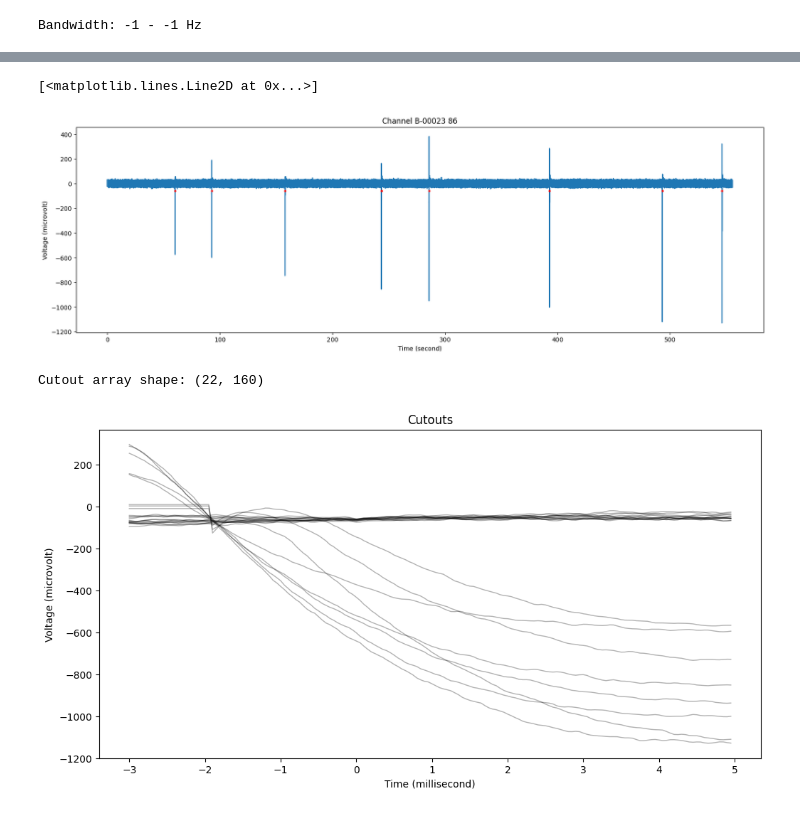
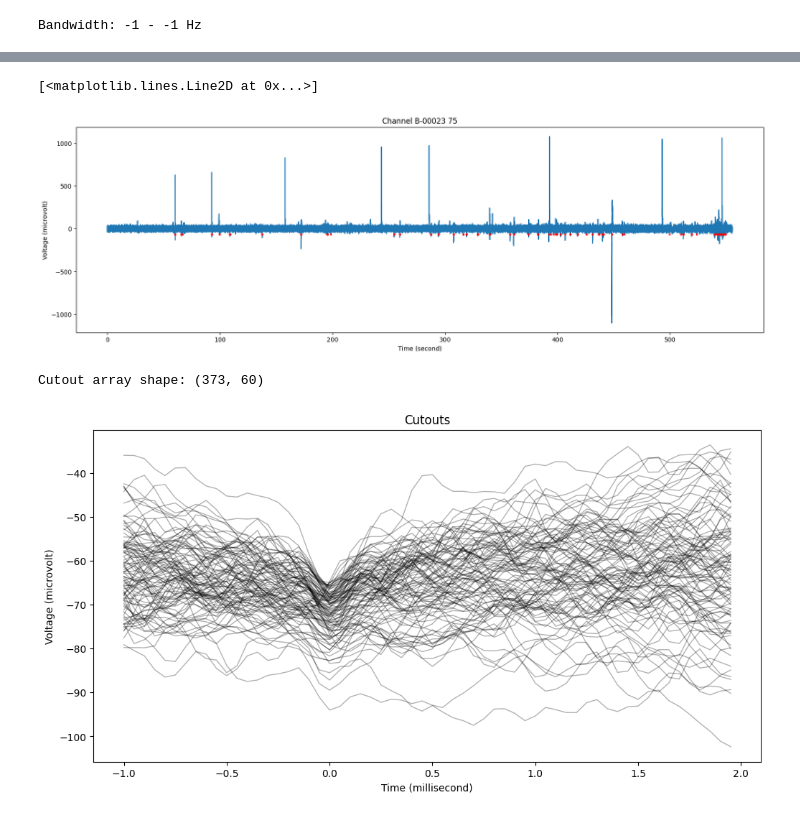
Before and after one commit to inesstsarah/scilifelab_mcs_organoid_analysis, a Jupyter notebook: signal_visualization.ipynb, the cells around one changed output, grey strips where cells are left out. Drawn from its saved outputs; the diff is of its cells as text; code cells hidden in the pictures.

Commit message:
Add visualizations and PCA

```diff
--- a/signal_visualization.ipynb
+++ b/signal_visualization.ipynb
@@ -295,11 +298,11 @@ electrode_stream.channel_infos
 # %%
 # Check the bandwidth of the recording to see if
 # there have been any filters applied o
-channel_id = 48
+channel_id = 46
 info = electrode_stream.channel_infos[channel_id].info
 print("Bandwidth: %s - %s Hz" % (info['HighPassFilterCutOffFrequency'], info['LowPassFilterCutOffFrequency']))
 
-signal = electrode_stream.get_channel_in_range(channel_id, 48, electrode_stream.channel_data.shape[1])[0]
+signal = electrode_stream.get_channel_in_range(channel_id, 0, electrode_stream.channel_data.shape[1])[0]
 # %% [output]
 Bandwidth: -1 - -1 Hz
 # %%
@@ -314,4 +317,4 @@ Noise Estimate by MAD Estimator     : 1.15652e-05 V
 # %%
-spike_threshold = -5 * noise_mad # roughly -30 µV
+spike_threshold = -4 * noise_mad # roughly -30 µV
 # %%
 # Plot the data with the spike threshold
@@ -340,18 +356,19 @@ array([ 60.0478 ,  60.0828 ,  92.75035,  92.807  , 157.87815, 157.93275,
 # %%
-plot_analog_stream_channel(electrode_stream, channel_idx =48, show=False)
+
+plot_analog_stream_channel(electrode_stream, channel_idx = 46, show=False)
 plt.plot(spikes_in_range, [spike_threshold*1e6]*spikes_in_range.shape[0], 'ro', ms=2)
 plt.show()
 # %% [output]
 [<matplotlib.lines.Line2D at 0x...>]
-[figure, old version]
+[figure, new version]
 # %%
-pre = 0.003 # 1 ms
-post= 0.005 # 2 ms
+pre = 0.001 # 1 ms
+post= 0.002 # 2 ms
 cutouts = extract_waveforms(signal, fs, spks, pre, post)
 print("Cutout array shape: " + str(cutouts.shape)) # number of spikes x number of samples
 # %% [output]
-Cutout array shape: (22, 160)
+Cutout array shape: (373, 60)
 # %%
-plot_waveforms(cutouts, fs, pre, post, n=250)
+plot_waveforms(cutouts, fs, pre, post, n=100)
 # %% [output]
-[figure, old version]
+[figure, new version]
```
Also changed, not shown: parts of 16 cells of this notebook.
